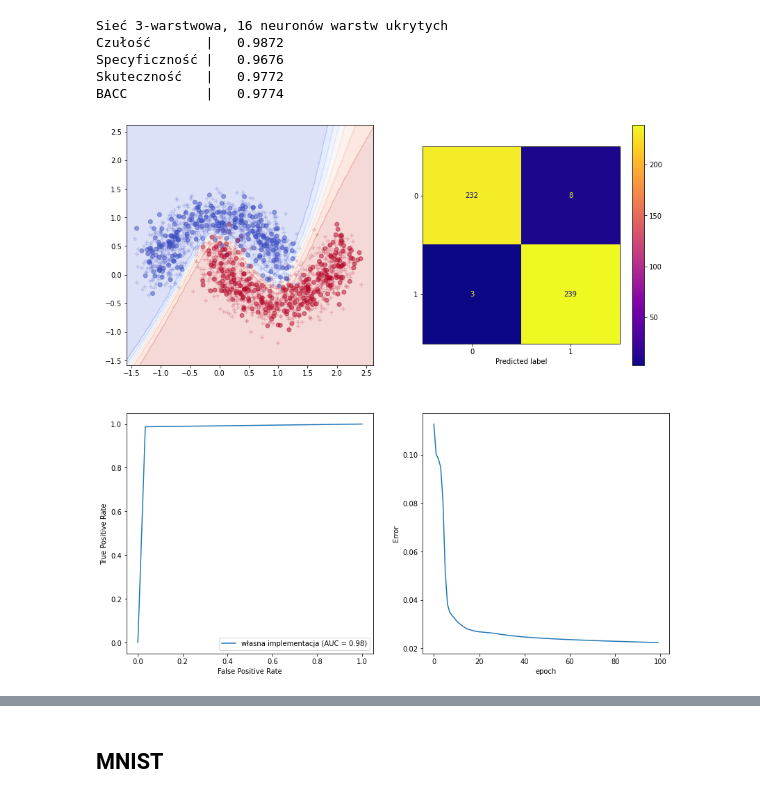
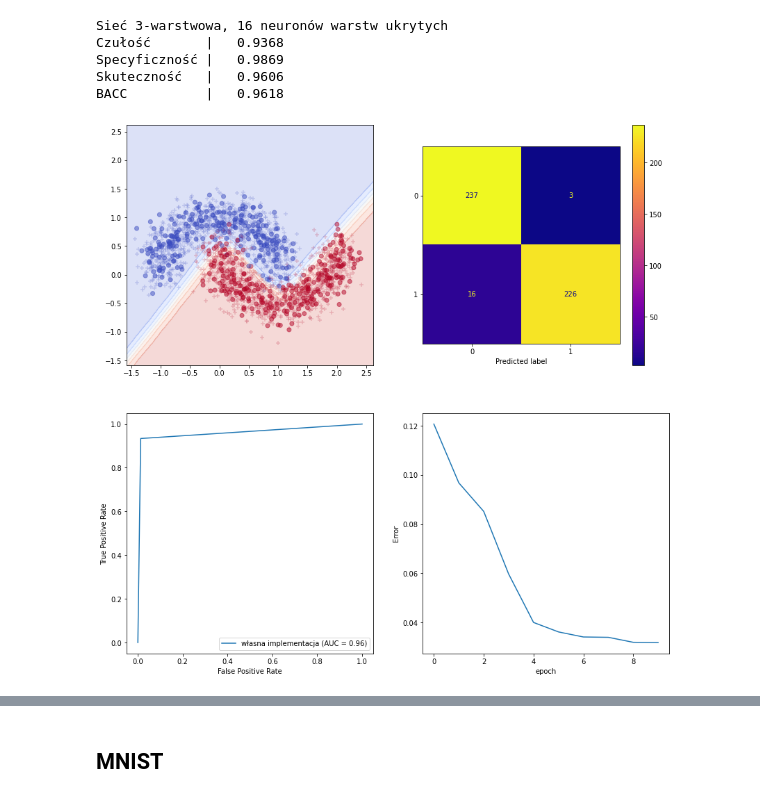
Before and after one commit to rafalbalcerzak/pum, a Jupyter notebook: pum8-siec_neuronowa/pum8-siec_neuronowa.ipynb, the cells around one changed output, grey strips where cells are left out. Cells and saved outputs as stored; diff of their text form; code cells hidden in the pictures.

```diff
--- a/pum8-siec_neuronowa/pum8-siec_neuronowa.ipynb
+++ b/pum8-siec_neuronowa/pum8-siec_neuronowa.ipynb
@@ -189,28 +194,28 @@ BACC          |   0.9917
 # %%
 moons, moons_c = datasets.make_moons(n_samples=samples, noise = 0.2, random_state=seed)
 X_train, X_test, y_train, y_test = train_test_split(moons, moons_c, test_size=0.2, random_state=0)
 
-net = Network()
+net = Network(10)
 net.add(Linear(2, 16))
 net.add(Activation())
 net.add(Linear(16, 16))
 net.add(Activation())
 net.add(Linear(16, 1))
 net.add(Activation())
 
 X_train_new = X_train.reshape(X_train.shape[0],1,2)
 
 
-net.fit(X_train_new, y_train, epochs=100, learning_rate=0.3)
+net.fit(X_train_new, y_train, epochs=10, learning_rate=0.3)
 
 # test
 out = net.predict(X_test)
 out = np.round(out).reshape(X_test.shape[0])
 vis(net,out, 'Sieć 3-warstwowa, 16 neuronów warstw ukrytych')
 # %% [output]
 Sieć 3-warstwowa, 16 neuronów warstw ukrytych
-Czułość       |   0.9872
-Specyficzność |   0.9676
-Skuteczność   |   0.9772
-BACC          |   0.9774
+Czułość       |   0.9368
+Specyficzność |   0.9869
+Skuteczność   |   0.9606
+BACC          |   0.9618
-[figure, old version]
+[figure, new version]
```
Also changed, not shown: parts of 10 cells of this notebook, 2 other files.
